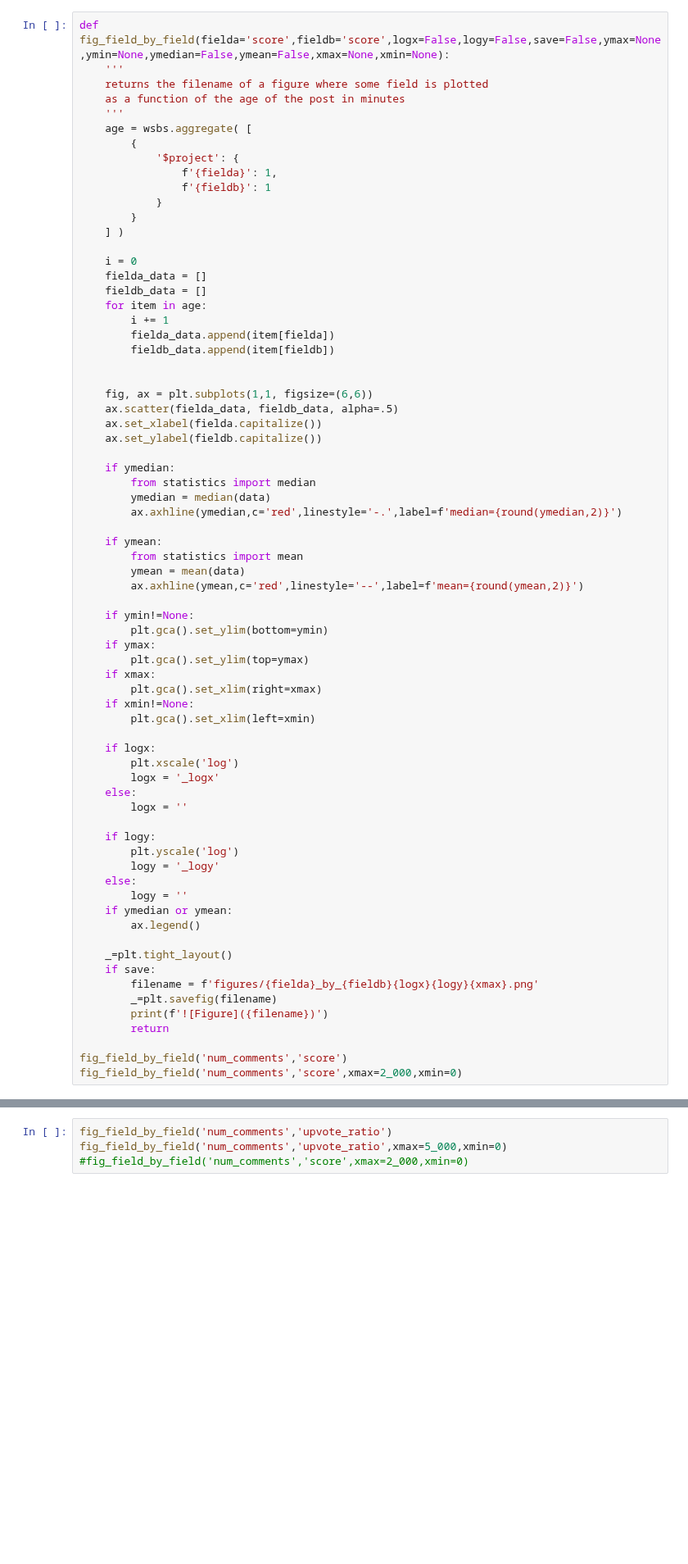
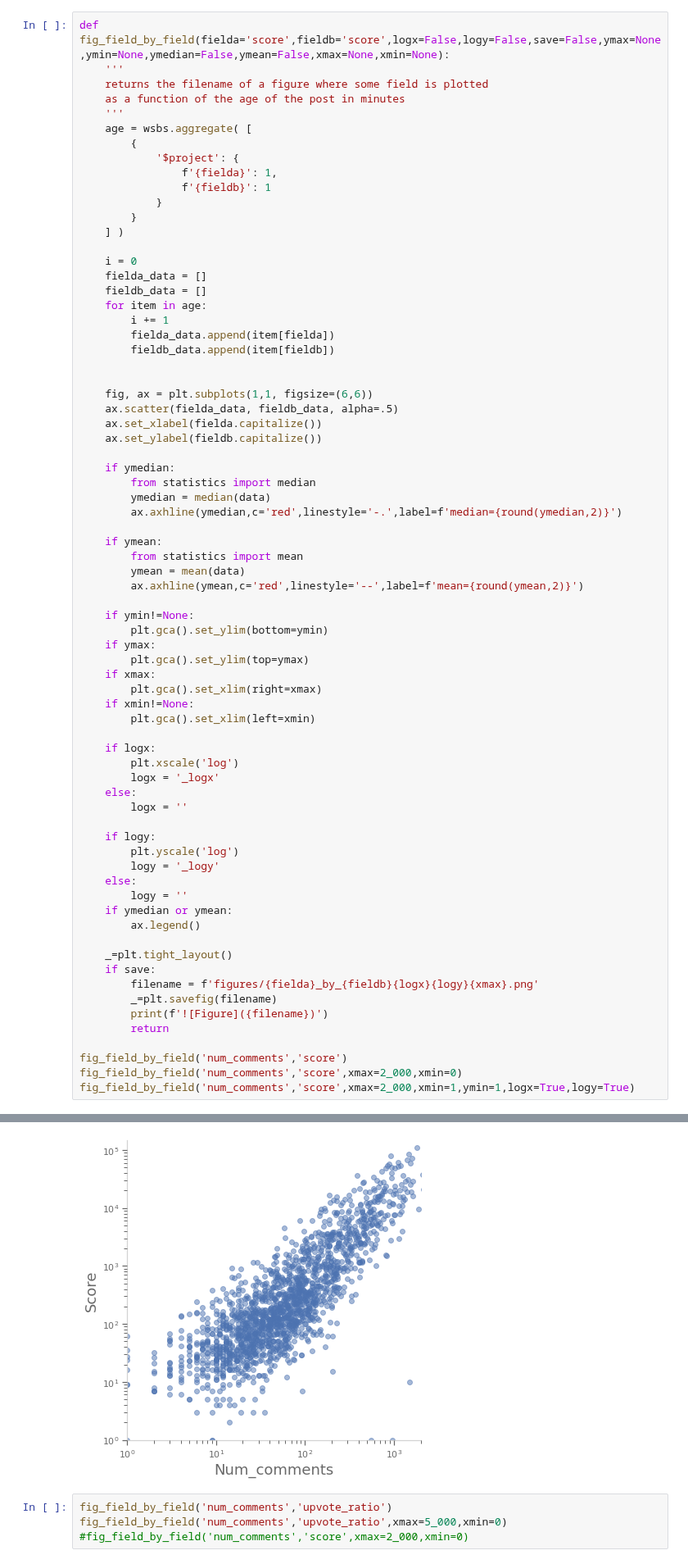
Before and after one commit to AndrewSamaha/WSBAnalysis, a Jupyter notebook: readme-testing.ipynb, the cells around one changed output, grey strips where cells are left out. Shown at 82% size. Saved outputs shown, nothing was run; the diff lists cells and outputs as text; blank space fills up the shorter version.

```diff
--- a/readme-testing.ipynb
+++ b/readme-testing.ipynb
@@ -636,33 +636,35 @@ def fig_field_by_field(fielda='score',fieldb='score',logx=False,logy=False,save=
         plt.gca().set_xlim(right=xmax)
     if xmin!=None:
         plt.gca().set_xlim(left=xmin)
 
     if logx:
         plt.xscale('log')
         logx = '_logx'
     else:
         logx = ''
 
     if logy:
         plt.yscale('log')
         logy = '_logy'
     else:
         logy = ''
     if ymedian or ymean:
         ax.legend()
 
     _=plt.tight_layout()
     if save:
         filename = f'figures/{fielda}_by_{fieldb}{logx}{logy}{xmax}.png'
         _=plt.savefig(filename)
         print(f'![Figure]({filename})')
         return
 
 fig_field_by_field('num_comments','score')
 fig_field_by_field('num_comments','score',xmax=2_000,xmin=0)
+fig_field_by_field('num_comments','score',xmax=2_000,xmin=1,ymin=1,logx=True,logy=True)
 # %% [output]
 [figure]
 [figure]
+[figure, added]
 # %%
 fig_field_by_field('num_comments','upvote_ratio')
 fig_field_by_field('num_comments','upvote_ratio',xmax=5_000,xmin=0)
```
Also changed, not shown: 6 other files.
